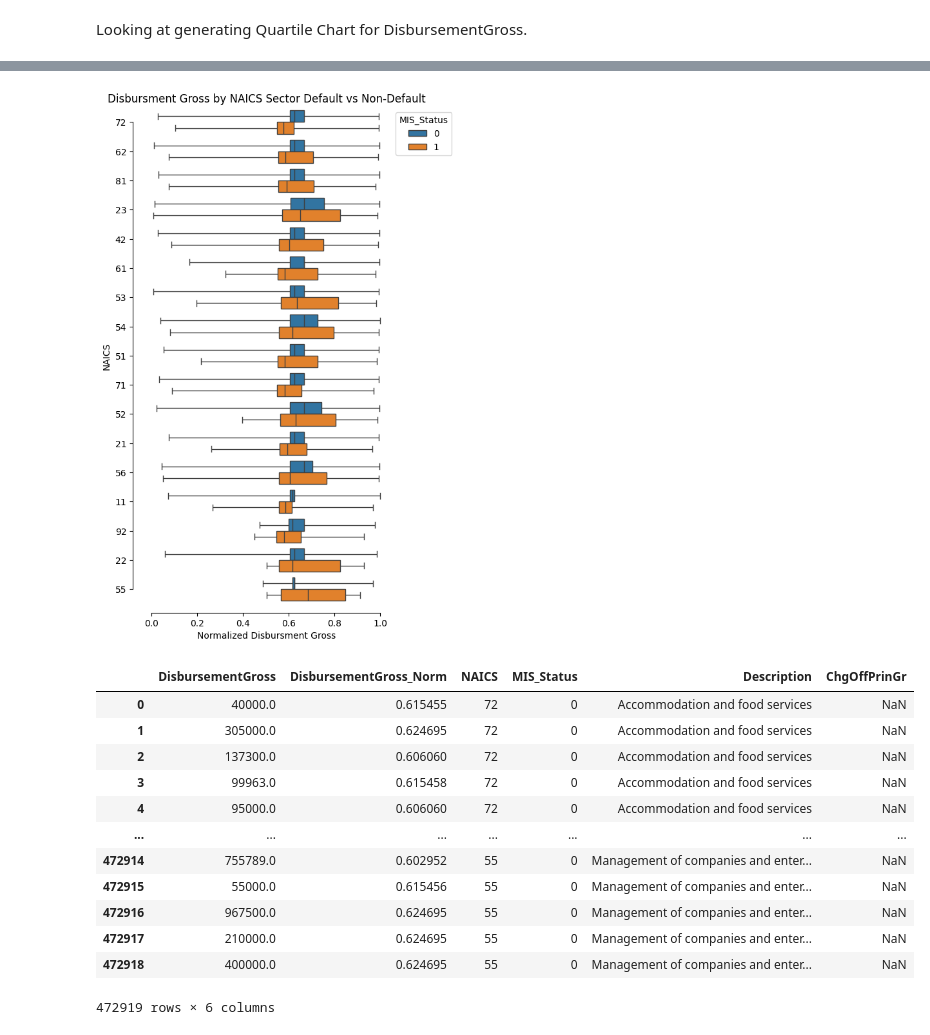
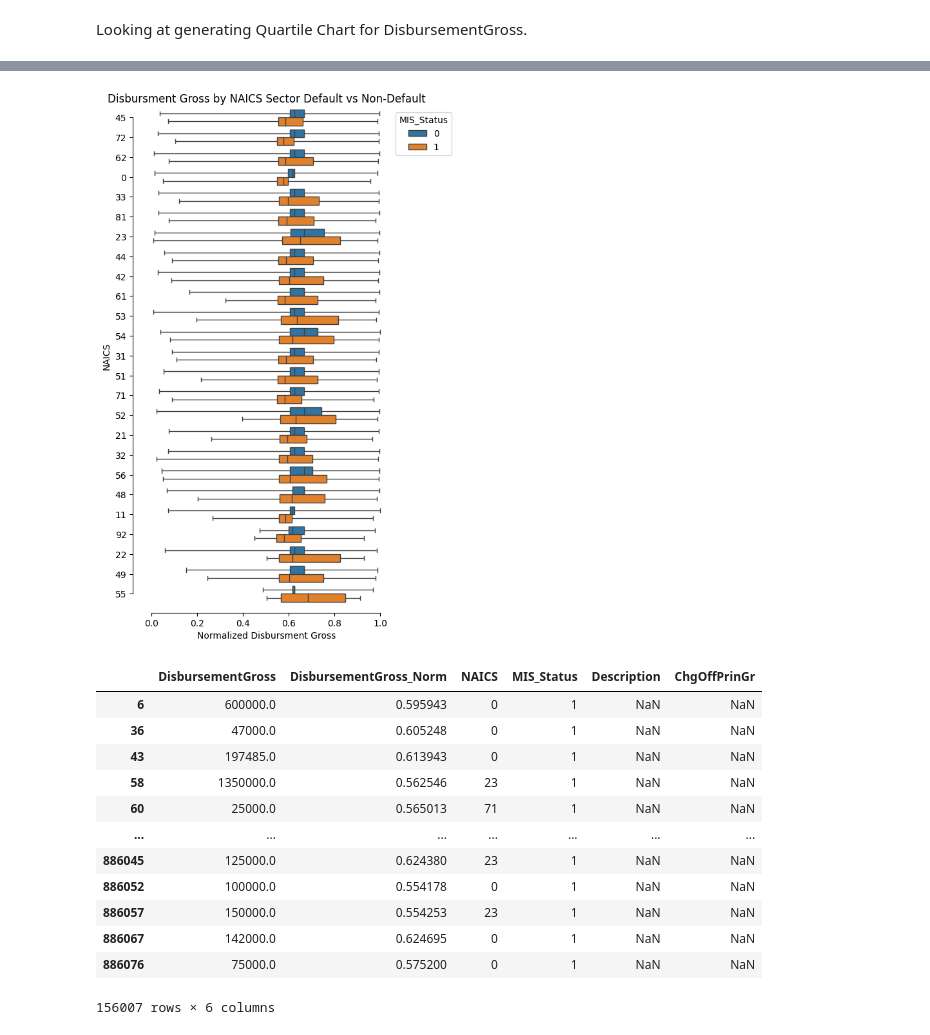
Before and after one commit to wolfesamk/2023-BA-Conmpetition, a Jupyter notebook: Main/MSBA 207 SBA Case - Contest.ipynb, the cells around one changed output, grey strips where cells are left out. Cells and saved outputs as stored; diff of their text form; code cells hidden in the pictures.

```diff
--- a/Main/MSBA 207 SBA Case - Contest.ipynb
+++ b/Main/MSBA 207 SBA Case - Contest.ipynb
@@ -512,6 +512,6 @@ df_disbursement['DisbursementGross_Norm'] = df_SBA_mod_1_norm['DisbursementGross
 df_disbursement['NAICS'] = df_SBA_mod_1['NAICS']
 df_disbursement['MIS_Status'] = df_SBA_mod_1['MIS_Status']
 #df_disbursement['Quartile']
-df_disbursement = pd.merge(df_disbursement,df_sectors,on='NAICS', how='inner')
+#df_disbursement['Description'] = df_disbursement['NAICS']
 df_disbursement
 # %% [output]
@@ -538,24 +555,24 @@ ax.set_xlabel('Normalized Disbursment Gross')
 sns.move_legend(ax, "upper left", bbox_to_anchor=(1,1))
 plt.show()
 # %% [output]
-[figure, old version]
+[figure, new version]
 # %%
 df_disbursement['ChgOffPrinGr'] = df_SBA_mod_1['ChgOffPrinGr']
-df_disbursement
-#df_GrossVS_Prince = df_disbursement.loc[df_disbursement['MIS_Status'] == 1]
-#df_GrossVS_Prince
+#df_disbursement
+df_GrossVS_Prince = df_disbursement.loc[df_disbursement['MIS_Status'] == 1]
+df_GrossVS_Prince
 # %% [output]
 |  | DisbursementGross | DisbursementGross_Norm | NAICS | MIS_Status | Description | ChgOffPrinGr |
-| 0 | 40000.0 | 0.615455 | 72 | 0 | Accommodation and food services | NaN |
-| 1 | 305000.0 | 0.624695 | 72 | 0 | Accommodation and food services | NaN |
-| 2 | 137300.0 | 0.606060 | 72 | 0 | Accommodation and food services | NaN |
-| 3 | 99963.0 | 0.615458 | 72 | 0 | Accommodation and food services | NaN |
-| 4 | 95000.0 | 0.606060 | 72 | 0 | Accommodation and food services | NaN |
+| 6 | 600000.0 | 0.595943 | 0 | 1 | NaN | NaN |
+| 36 | 47000.0 | 0.605248 | 0 | 1 | NaN | NaN |
+| 43 | 197485.0 | 0.613943 | 0 | 1 | NaN | NaN |
+| 58 | 1350000.0 | 0.562546 | 23 | 1 | NaN | NaN |
+| 60 | 25000.0 | 0.565013 | 71 | 1 | NaN | NaN |
 | ... | ... | ... | ... | ... | ... | ... |
-| 472914 | 755789.0 | 0.602952 | 55 | 0 | Management of companies and enter... | NaN |
-| 472915 | 55000.0 | 0.615456 | 55 | 0 | Management of companies and enter... | NaN |
-| 472916 | 967500.0 | 0.624695 | 55 | 0 | Management of companies and enter... | NaN |
-| 472917 | 210000.0 | 0.624695 | 55 | 0 | Management of companies and enter... | NaN |
-| 472918 | 400000.0 | 0.624695 | 55 | 0 | Management of companies and enter... | NaN |
+| 886045 | 125000.0 | 0.624380 | 23 | 1 | NaN | NaN |
+| 886052 | 100000.0 | 0.554178 | 0 | 1 | NaN | NaN |
+| 886057 | 150000.0 | 0.554253 | 23 | 1 | NaN | NaN |
+| 886067 | 142000.0 | 0.624695 | 0 | 1 | NaN | NaN |
+| 886076 | 75000.0 | 0.575200 | 0 | 1 | NaN | NaN |
-472919 rows × 6 columns
+156007 rows × 6 columns
 # %%
```
Also changed, not shown: parts of 7 cells of this notebook, 1 other file.
